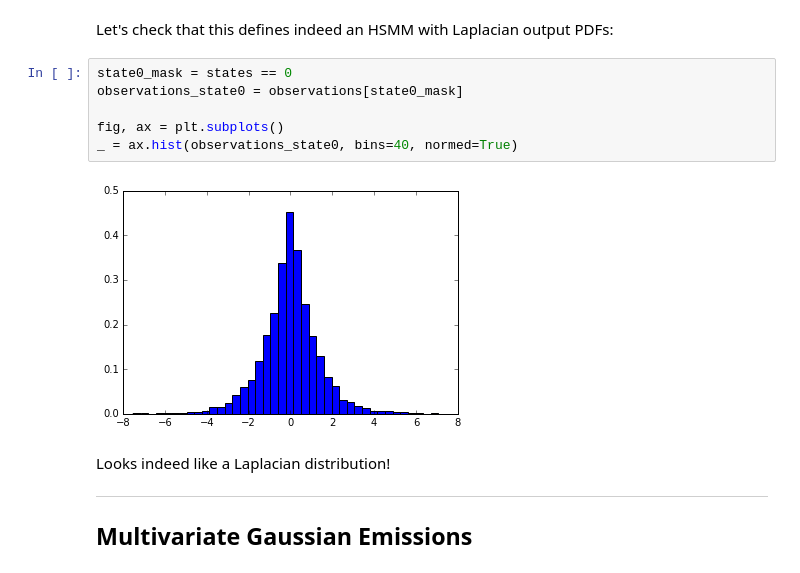
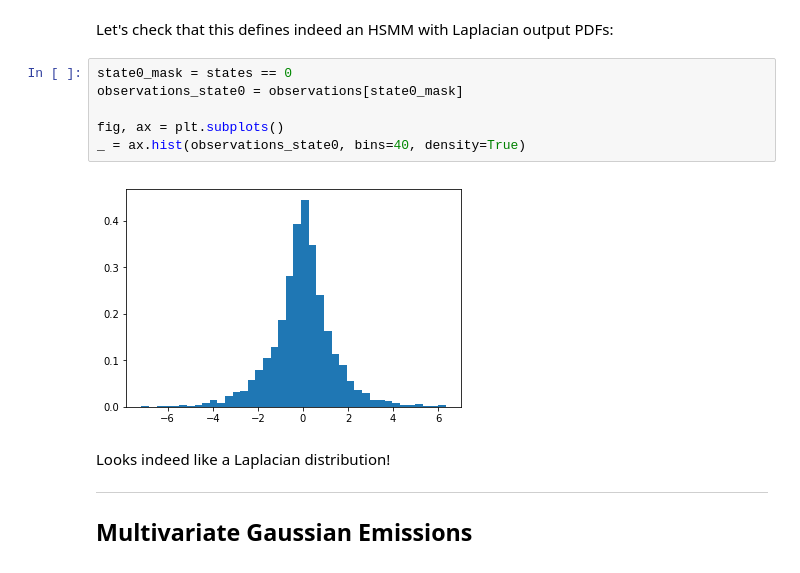
Before and after one commit to dpaysan/hsmmlearn, a Jupyter notebook: notebooks/tutorial.ipynb, the cells around one changed output. Drawn from its saved outputs; the diff is of its cells as text.

```diff
--- a/notebooks/tutorial.ipynb
+++ b/notebooks/tutorial.ipynb
@@ -163,11 +163,11 @@ Let's check that this defines indeed an HSMM with Laplacian output PDFs:
 # %%
 state0_mask = states == 0
 observations_state0 = observations[state0_mask]
 
 fig, ax = plt.subplots()
-_ = ax.hist(observations_state0, bins=40, normed=True)
+_ = ax.hist(observations_state0, bins=40, density=True)
 # %% [output]
-[figure, old version]
+[figure, new version]
 # %% [markdown]
 Looks indeed like a Laplacian distribution!
 
```
Also changed, not shown: parts of 28 cells of this notebook, 2 other files.
